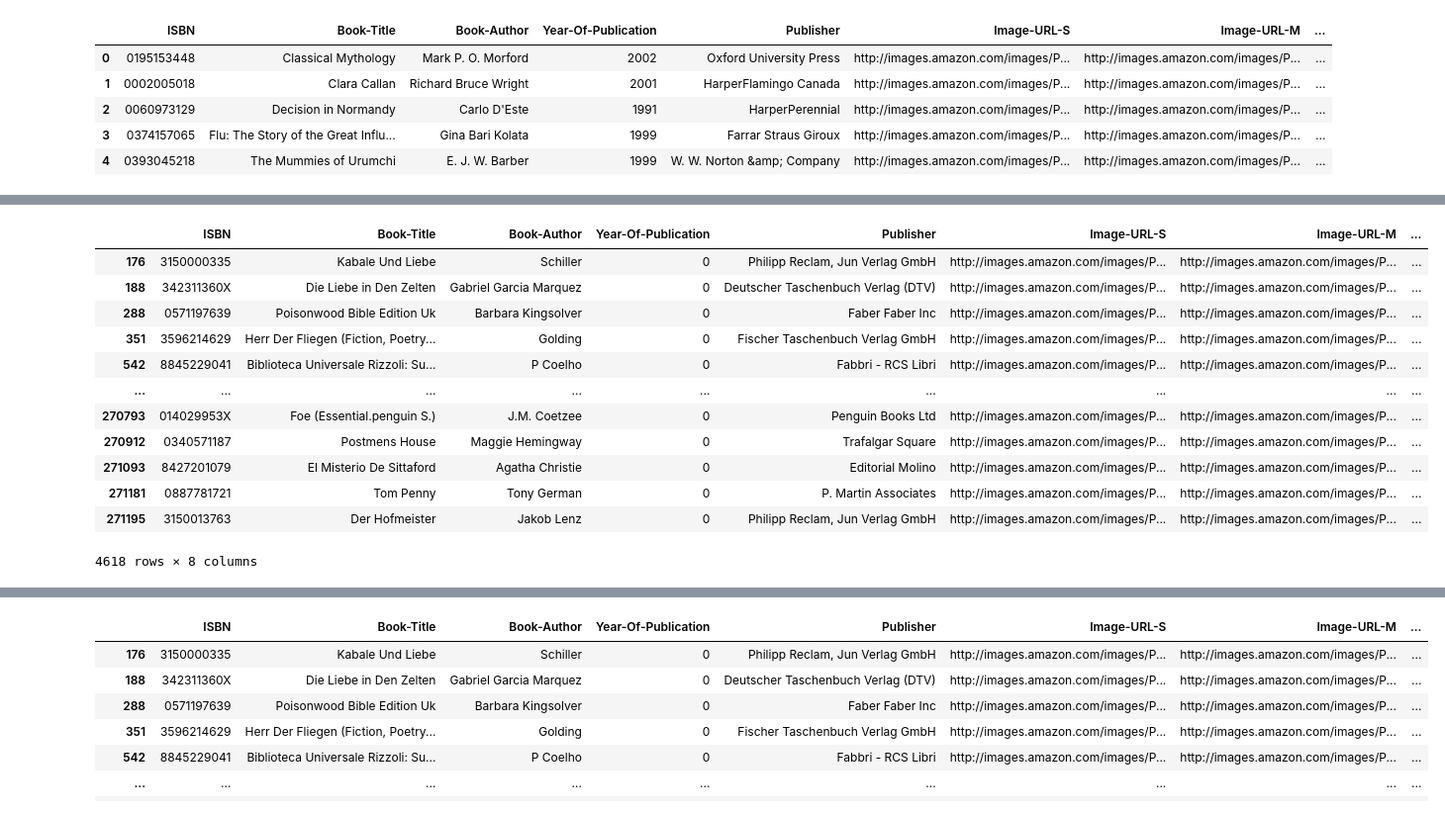
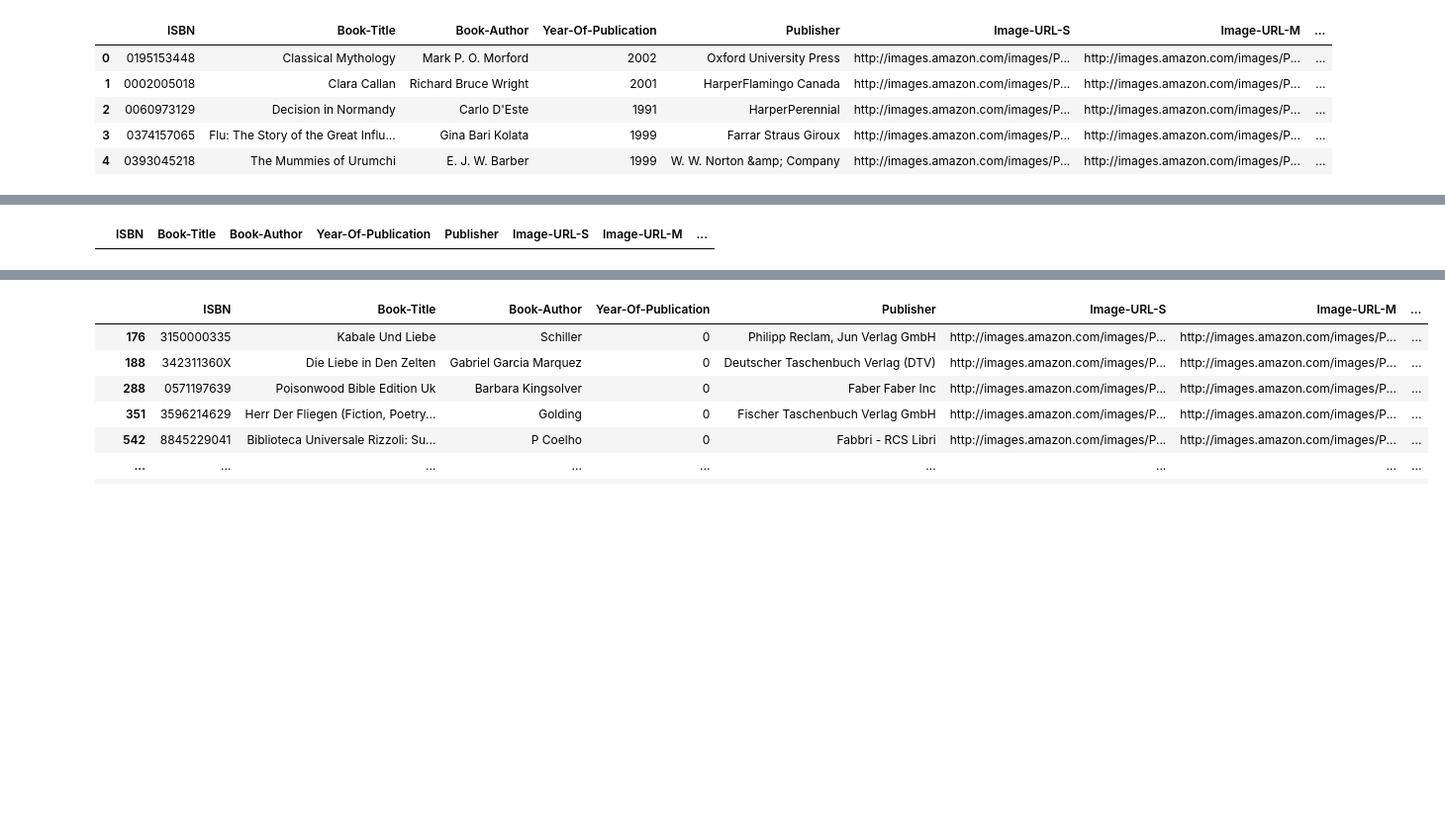
Before and after one commit to giocoal/goodreads-books-simple-data-processing, a Jupyter notebook: progetto2021_ultimo_update.ipynb, the cells around one changed output, grey strips where cells are left out. Shown at 99% size. Saved outputs shown, nothing was run; the diff lists cells and outputs as text; code cells hidden in the pictures; blank space fills up the shorter version.

```diff
--- a/progetto2021_ultimo_update.ipynb
+++ b/progetto2021_ultimo_update.ipynb
@@ -41,17 +29,8 @@ dtype: object
 # %%
 #pd.unique(books['Year-Of-Publication'])
-books[books['Year-Of-Publication'] == 0]
+#books[pd.isnull(books['Year-Of-Publication'])]
+books.loc[(books['Year-Of-Publication'] == 0) | (books['Year-Of-Publication'] > 2021), 'Year-Of-Publication'] = np.nan
+books['Year-Of-Publication'] = books['Year-Of-Publication'].astype('Int64')
+books[(books['Year-Of-Publication'] == 0) | (books['Year-Of-Publication'] > 2021)]
 # %% [output]
 |  | ISBN | Book-Title | Book-Author | Year-Of-Publication | Publisher | Image-URL-S | Image-URL-M | ... |
-| 176 | 3150000335 | Kabale Und Liebe | Schiller | 0 | Philipp Reclam, Jun Verlag GmbH | http://images.amazon.com/images/P... | http://images.amazon.com/images/P... | ... |
-| 188 | 342311360X | Die Liebe in Den Zelten | Gabriel Garcia Marquez | 0 | Deutscher Taschenbuch Verlag (DTV) | http://images.amazon.com/images/P... | http://images.amazon.com/images/P... | ... |
-| 288 | 0571197639 | Poisonwood Bible Edition Uk | Barbara Kingsolver | 0 | Faber Faber Inc | http://images.amazon.com/images/P... | http://images.amazon.com/images/P... | ... |
-| 351 | 3596214629 | Herr Der Fliegen (Fiction, Poetry... | Golding | 0 | Fischer Taschenbuch Verlag GmbH | http://images.amazon.com/images/P... | http://images.amazon.com/images/P... | ... |
-| 542 | 8845229041 | Biblioteca Universale Rizzoli: Su... | P Coelho | 0 | Fabbri - RCS Libri | http://images.amazon.com/images/P... | http://images.amazon.com/images/P... | ... |
-| ... | ... | ... | ... | ... | ... | ... | ... | ... |
-| 270793 | 014029953X | Foe (Essential.penguin S.) | J.M. Coetzee | 0 | Penguin Books Ltd | http://images.amazon.com/images/P... | http://images.amazon.com/images/P... | ... |
-| 270912 | 0340571187 | Postmens House | Maggie Hemingway | 0 | Trafalgar Square | http://images.amazon.com/images/P... | http://images.amazon.com/images/P... | ... |
-| 271093 | 8427201079 | El Misterio De Sittaford | Agatha Christie | 0 | Editorial Molino | http://images.amazon.com/images/P... | http://images.amazon.com/images/P... | ... |
-| 271181 | 0887781721 | Tom Penny | Tony German | 0 | P. Martin Associates | http://images.amazon.com/images/P... | http://images.amazon.com/images/P... | ... |
-| 271195 | 3150013763 | Der Hofmeister | Jakob Lenz | 0 | Philipp Reclam, Jun Verlag GmbH | http://images.amazon.com/images/P... | http://images.amazon.com/images/P... | ... |
-4618 rows × 8 columns
```
Also changed, not shown: parts of 6 cells of this notebook, 1 other file.
